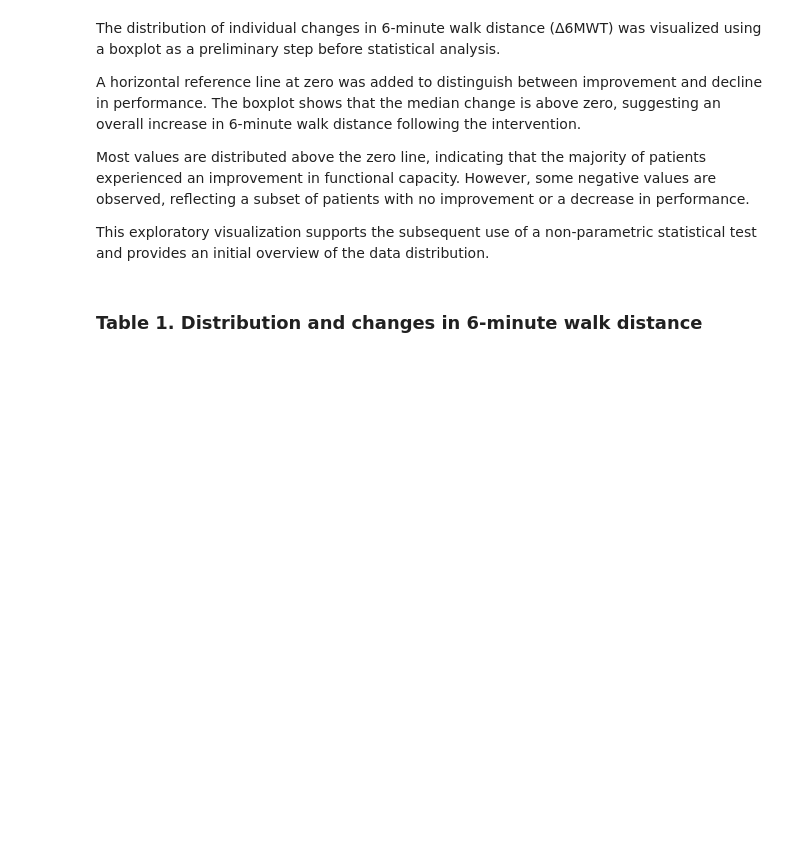
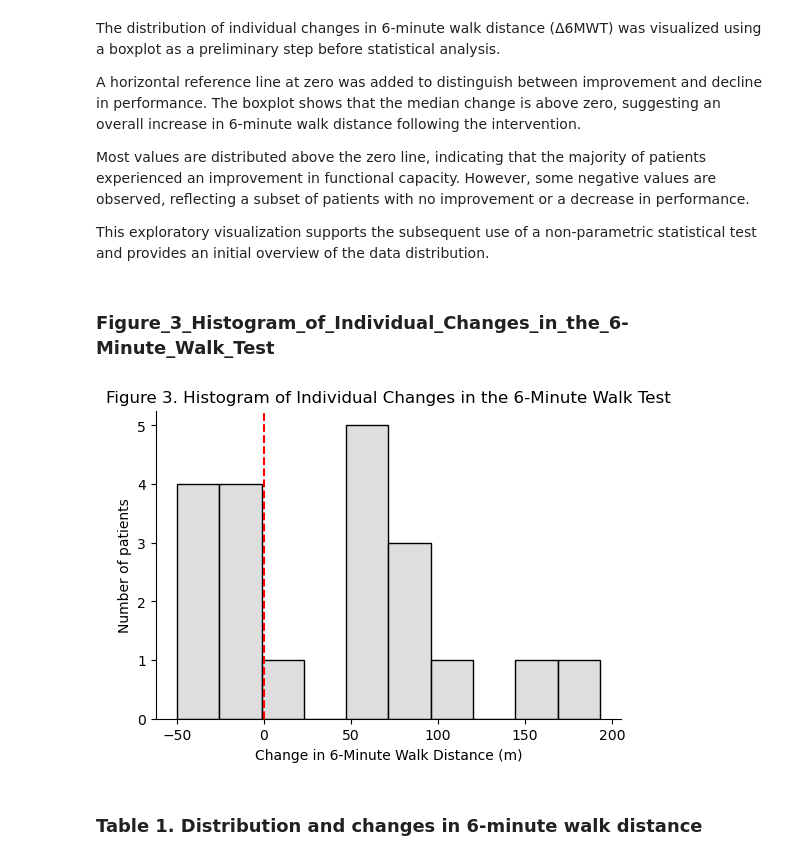
Before and after one commit to chloelaignel31-boop/Laignel.Chloe, a Jupyter notebook: Marfan_Power.ipynb, the cells around one changed output. Drawn from its saved outputs; the diff is of its cells as text; code cells hidden in the pictures; blank space fills up the shorter version.

```diff
--- a/Marfan_Power.ipynb
+++ b/Marfan_Power.ipynb
@@ -397,6 +398,39 @@ A horizontal reference line at zero was added to distinguish between improvement
 Most values are distributed above the zero line, indicating that the majority of patients experienced an improvement in functional capacity. However, some negative values are observed, reflecting a subset of patients with no improvement or a decrease in performance.
 
 This exploratory visualization supports the subsequent use of a non-parametric statistical test and provides an initial overview of the data distribution.
+# %% [markdown]
+### Figure_3_Histogram_of_Individual_Changes_in_the_6-Minute_Walk_Test
+# %%
+import matplotlib.pyplot as plt
+import seaborn as sns
+import os
+
+# Create output folder if it doesn't exist
+os.makedirs("figures", exist_ok=True)
+
+# Plot
+plt.figure(figsize=(6, 4))
+
+sns.histplot(data=data_inclus, x="delta_6mwt", bins=10, color="lightgrey", edgecolor="black")
+
+# Vertical line at 0
+plt.axvline(x=0, linestyle="--", color="red")
+
+# Labels and title
+plt.xlabel("Change in 6-Minute Walk Distance (m)")
+plt.ylabel("Number of patients")
+plt.title("Figure 3. Histogram of Individual Changes in the 6-Minute Walk Test")
+
+# Minimal theme
+sns.despine()
+
+# Save as PDF
+plt.savefig("figures/Figure_3_Histogram_of_Individual_Changes_in_the_6-Minute_Walk_Test.pdf")
+
+# Show plot
+plt.show()
+# %% [output]
+[figure, added]
 # %% [markdown]
 ### Table 1. Distribution and changes in 6-minute walk distance
 # %%
```
Also changed, not shown: parts of 10 cells of this notebook, 3 other files.
